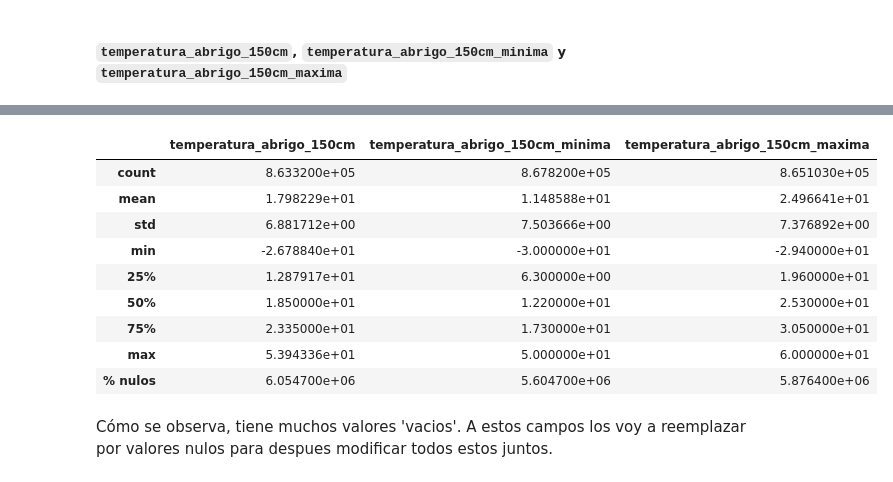
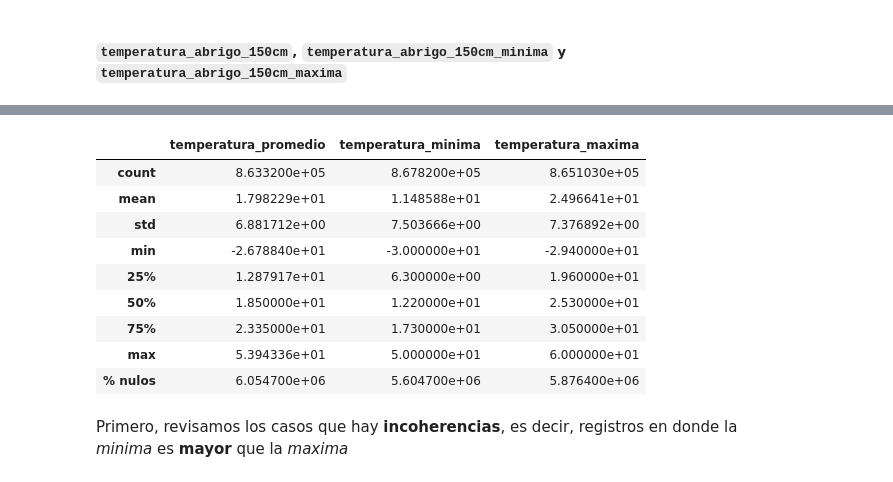
Before and after one commit to IS03/tp-dengue, a Jupyter notebook: EDA/EDA_1estacion.ipynb, the cells around one changed output, grey strips where cells are left out. Saved outputs shown, nothing was run; the diff lists cells and outputs as text; code cells hidden in the pictures.

```diff
--- a/EDA/EDA_1estacion.ipynb
+++ b/EDA/EDA_1estacion.ipynb
@@ -281,0 +284,3 @@ memory usage: 98.7+ MB
+# %%
+df.fecha = pd.to_datetime(df.fecha)
+df.sample()
@@ -316,4 +321,0 @@ Como vemos que los valores están muy dispersos a la izquierda, decidimos estand
-# %%
-scaler = StandardScaler()
-df.loc[:, 'precipitacion_pluviometrica_esc'] = scaler.fit_transform(df[["precipitacion_pluviometrica"]])
-df.sample(3)
@@ -396,0 +376,8 @@ En nuestro caso realizamos la interpolación después de haber estandarizado los
+# %%
+df = df.rename(columns={
+    'temperatura_abrigo_150cm': 'temperatura_promedio',
+    'temperatura_abrigo_150cm_minima': 'temperatura_minima',
+    'temperatura_abrigo_150cm_maxima': 'temperatura_maxima'
+})
+
+df.sample()
@@ -397,20 +387,20 @@ En nuestro caso realizamos la interpolación después de haber estandarizado los
 # %%
 stats_temperatura = df[[
-    'temperatura_abrigo_150cm',
-    'temperatura_abrigo_150cm_minima',
-    'temperatura_abrigo_150cm_maxima'
+    'temperatura_promedio',
+    'temperatura_minima',
+    'temperatura_maxima'
 ]].describe()
 
 # Agregar fila de % de nulos
 stats_temperatura.loc['% nulos'] = df[[
-    'temperatura_abrigo_150cm',
-    'temperatura_abrigo_150cm_minima',
-    'temperatura_abrigo_150cm_maxima'
+    'temperatura_promedio',
+    'temperatura_minima',
+    'temperatura_maxima'
 ]].isnull().sum() * 100
 
 stats_temperatura
 # %% [output]
-|  | temperatura_abrigo_150cm | temperatura_abrigo_150cm_minima | temperatura_abrigo_150cm_maxima |
+|  | temperatura_promedio | temperatura_minima | temperatura_maxima |
 | count | 8.633200e+05 | 8.678200e+05 | 8.651030e+05 |
 | mean | 1.798229e+01 | 1.148588e+01 | 2.496641e+01 |
 | std | 6.881712e+00 | 7.503666e+00 | 7.376892e+00 |
@@ -420,5 +410,5 @@ stats_temperatura
 | 75% | 2.335000e+01 | 1.730000e+01 | 3.050000e+01 |
 | max | 5.394336e+01 | 5.000000e+01 | 6.000000e+01 |
 | % nulos | 6.054700e+06 | 5.604700e+06 | 5.876400e+06 |
-# %% [markdown]
-Cómo se observa, tiene muchos valores 'vacios'. A estos campos los voy a reemplazar por valores nulos para despues modificar todos estos juntos.
+# %% [markdown]
+Primero, revisamos los casos que hay **incoherencias**, es decir, registros en donde la *minima* es **mayor** que la *maxima*
```
Also changed, not shown: parts of 55 cells of this notebook, 2 other files.
